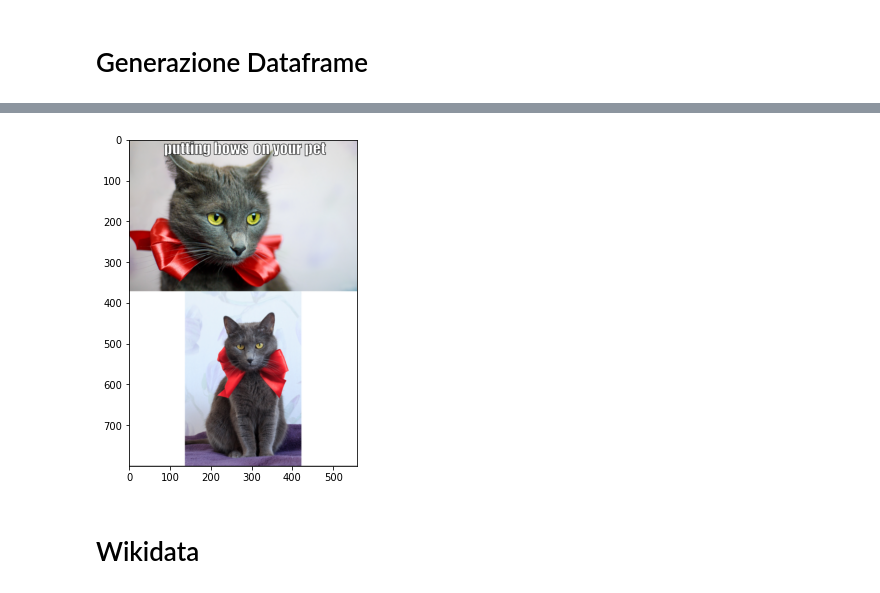
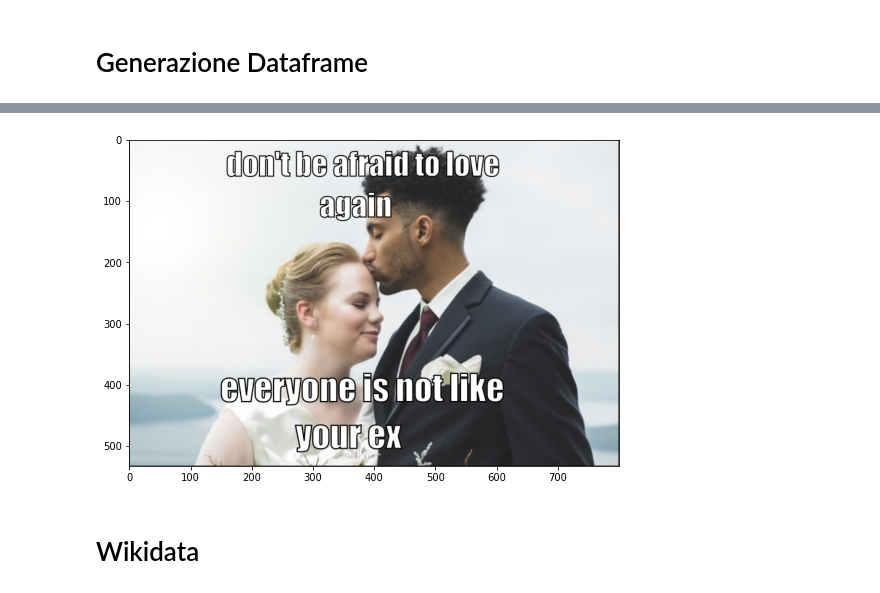
Before and after one commit to umbylyno/KERMIT, a Jupyter notebook: Meme_recognition.ipynb, the cells around one changed output, grey strips where cells are left out. Drawn from its saved outputs; the diff is of its cells as text; code cells hidden in the pictures.

```diff
--- a/Meme_recognition.ipynb
+++ b/Meme_recognition.ipynb
@@ -176,8 +304,8 @@ with pd.option_context('display.max_rows', None, 'display.max_columns', None):
 # %%
 #Visualizzo il meme
-VisualizeImage('img/13894.png')
+VisualizeImage('img/23058.png')
 # %% [output]
-[figure, old version]
+[figure, new version]
 # %% [markdown]
 # Wikidata
 # %%
```
Also changed, not shown: parts of 79 cells of this notebook.
